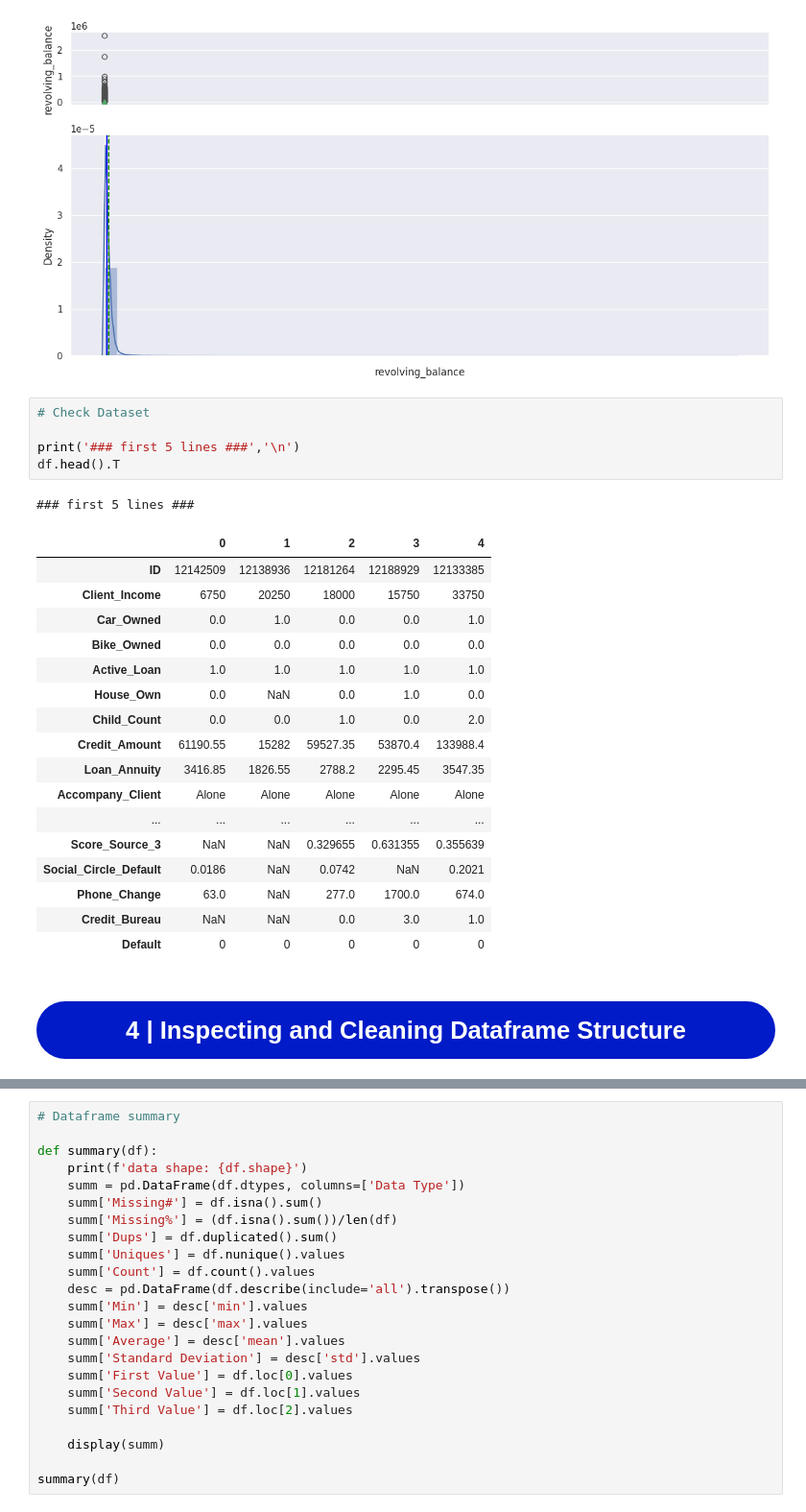
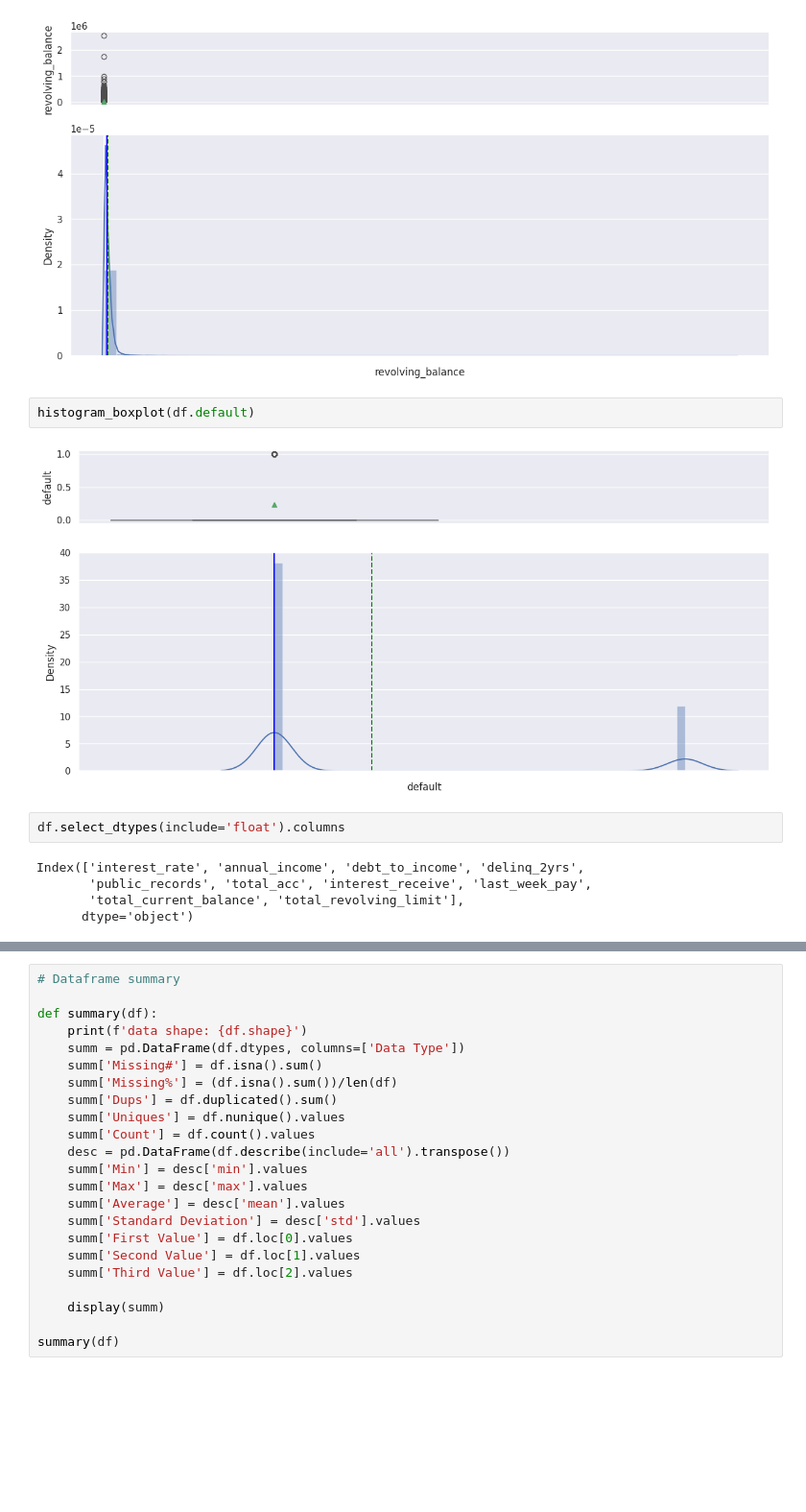
Before and after one commit to 8946-art/Boosting_eVISA_Business-Application, a Jupyter notebook: NBFC Loan Default.ipynb, the cells around one changed output, grey strips where cells are left out. Shown at 96% size. Cells and saved outputs as stored; diff of their text form; blank space fills up the shorter version.

```diff
--- a/NBFC Loan Default.ipynb
+++ b/NBFC Loan Default.ipynb
@@ -343,29 +342,14 @@ histogram_boxplot(df.loan_amnt)
 histogram_boxplot(df.revolving_balance)
 # %% [output]
 [figure]
-# %%
-# Check Dataset
-
-print('### first 5 lines ###','\n')
-df.head().T
-# %% [output]
-### first 5 lines ###
-|  | 0 | 1 | 2 | 3 | 4 |
-| ID | 12142509 | 12138936 | 12181264 | 12188929 | 12133385 |
-| Client_Income | 6750 | 20250 | 18000 | 15750 | 33750 |
-| Car_Owned | 0.0 | 1.0 | 0.0 | 0.0 | 1.0 |
-| Bike_Owned | 0.0 | 0.0 | 0.0 | 0.0 | 0.0 |
-| Active_Loan | 1.0 | 1.0 | 1.0 | 1.0 | 1.0 |
-| House_Own | 0.0 | NaN | 0.0 | 1.0 | 0.0 |
-| Child_Count | 0.0 | 0.0 | 1.0 | 0.0 | 2.0 |
-| Credit_Amount | 61190.55 | 15282 | 59527.35 | 53870.4 | 133988.4 |
-| Loan_Annuity | 3416.85 | 1826.55 | 2788.2 | 2295.45 | 3547.35 |
-| Accompany_Client | Alone | Alone | Alone | Alone | Alone |
-| ... | ... | ... | ... | ... | ... |
-| Score_Source_3 | NaN | NaN | 0.329655 | 0.631355 | 0.355639 |
-| Social_Circle_Default | 0.0186 | NaN | 0.0742 | NaN | 0.2021 |
-| Phone_Change | 63.0 | NaN | 277.0 | 1700.0 | 674.0 |
-| Credit_Bureau | NaN | NaN | 0.0 | 3.0 | 1.0 |
-| Default | 0 | 0 | 0 | 0 | 0 |
-# %% [markdown]
-## <b><div style='padding:15px;background-color:#001BC7;color:white;border-radius:40px;font-size:110%;text-align: center'>4  |  Inspecting and Cleaning Dataframe Structure</div></b>
+# %%
+histogram_boxplot(df.default)
+# %% [output]
+[figure, added]
+# %%
+df.select_dtypes(include='float').columns
+# %% [output]
+Index(['interest_rate', 'annual_income', 'debt_to_income', 'delinq_2yrs',
+       'public_records', 'total_acc', 'interest_receive', 'last_week_pay',
+       'total_current_balance', 'total_revolving_limit'],
+      dtype='object')
```
Also changed, not shown: parts of 29 cells of this notebook.
